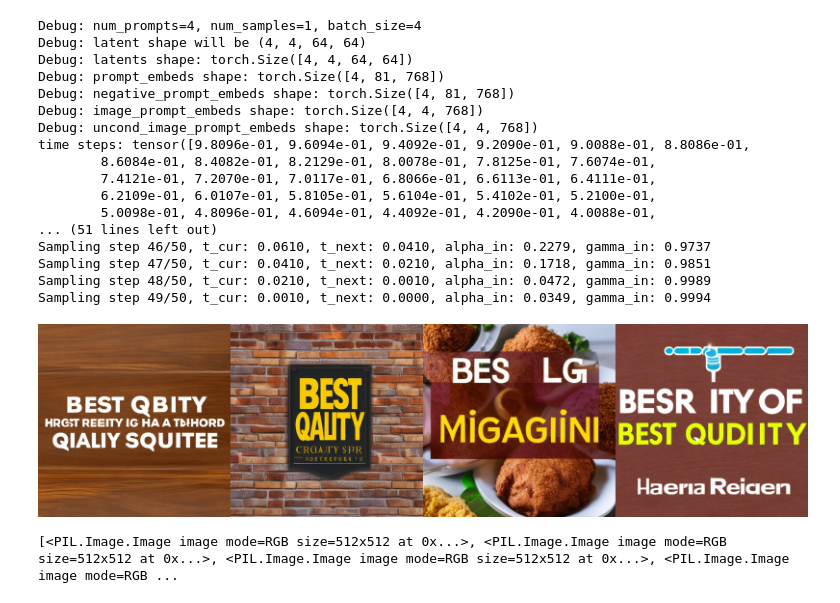
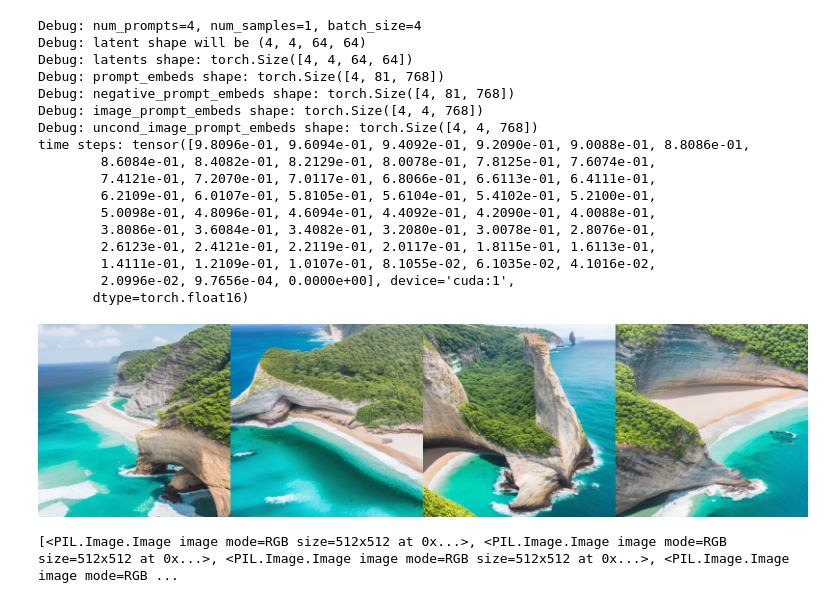
Before and after one commit to cccvs/UCGM, a Jupyter notebook: demo_t2i_ucgm.ipynb, the cells around one changed output. Drawn from its saved outputs; the diff is of its cells as text; code cells hidden in the pictures.

```diff
--- a/demo_t2i_ucgm.ipynb
+++ b/demo_t2i_ucgm.ipynb
@@ -15,7 +15,7 @@ vae_model_path = "/data/pretrained_models/sd-vae-ft-mse"
 image_encoder_path = "/data/pretrained_models/IP-Adapter/sdxl_models/image_encoder/"
 prior_model_path = "/data/pretrained_models/kandinsky-2-2-prior"
 ip_ckpt = "/data/pretrained_models/IP-Adapter/models/ip-adapter_sd15_vit-G.bin"
-device = "cuda:6"
+device = "cuda:1"
 dtype = torch.float16
 
 num_train_timesteps=1000
@@ -44,16 +44,24 @@ noise_scheduler = DDIMScheduler(
 vae = AutoencoderKL.from_pretrained(vae_model_path).to(dtype=dtype, device=device)
 # %%
 # load Prior pipeline
-pipe_prior = KandinskyV22PriorPipeline.from_pretrained(prior_model_path, torch_dtype=dtype).to(device)
+# pipe_prior = KandinskyV22PriorPipeline.from_pretrained(prior_model_path, torch_dtype=dtype).to(device)
 
-# generate clip image embeds
-prompt = [
-    "a photograph of an astronaut riding a horse",
-    "a macro wildlife photo of a green frog in a rainforest pond, highly detailed, eye-level shot",
-    "kid's coloring book, a happy young girl holding a flower, cartoon, thick lines, black and white, white background",
-    "a professional photograph of a woman with red and very short hair",
-]
-clip_image_embeds = pipe_prior(prompt, generator=torch.manual_seed(42)).image_embeds
+# # generate clip image embeds
+# prompt = [
+#     "a photograph of an astronaut riding a horse",
+#     "a macro wildlife photo of a green frog in a rainforest pond, highly detailed, eye-level shot",
+#     "kid's coloring book, a happy young girl holding a flower, cartoon, thick lines, black and white, white background",
+#     "a professional photograph of a woman with red and very short hair",
+# ]
+# clip_image_embeds = pipe_prior(prompt, generator=torch.manual_seed(42)).image_embeds
+
+image = Image.open("/home/ccy/code/IP-Adapter/assets/images/river.png").convert("RGB")
+from transformers import CLIPImageProcessor, CLIPVisionModelWithProjection
+image_encoder = CLIPVisionModelWithProjection.from_pretrained(image_encoder_path).to(device, dtype=dtype)
+clip_image_processor = CLIPImageProcessor()
+clip_image_embeds = image_encoder(clip_image_processor(images=image, return_tensors="pt").pixel_values.to(device, dtype=dtype)).image_embeds
+# repeat 4 times
+clip_image_embeds = clip_image_embeds.repeat(4, 1, 1)
 # %%
 # # load SD pipeline
 # pipe = StableDiffusionPipeline.from_pretrained(
@@ -281,8 +289,8 @@ class IPAdapter:
             clip_image_embeds = clip_image_embeds.to(self.device, dtype=dtype)
         image_prompt_embeds = self.image_proj_model(clip_image_embeds)
         uncond_image_prompt_embeds = self.image_proj_model(torch.zeros_like(clip_image_embeds))
-        # return image_prompt_embeds, uncond_image_prompt_embeds
-        return uncond_image_prompt_embeds, uncond_image_prompt_embeds
+        return image_prompt_embeds, uncond_image_prompt_embeds
+        # return uncond_image_prompt_embeds, uncond_image_prompt_embeds
 
     def set_scale(self, scale):
         for attn_processor in self.unet.attn_processors.values():
@@ -425,39 +433,39 @@ class IPAdapter:
             # 解码为图像
             latents = latents / self.vae.config.scaling_factor
             images = self.vae.decode(latents).sample
             images = (images / 2 + 0.5).clamp(0, 1)
             images = images.cpu().permute(0, 2, 3, 1).numpy()
             images = (images * 255).round().astype("uint8")
             images = [Image.fromarray(image) for image in images]
 
             return images
 
 
 
 ip_model = IPAdapter(base_model_path, image_encoder_path, vae, ip_ckpt, device)
 
 images = ip_model.generate(clip_image_embeds=clip_image_embeds, num_samples=1, width=512, height=512, num_inference_steps=50, guidance_scale=7.5, seed=42)
 
 image_grid(images, 1, 4)
 # %% [output]
 Debug: num_prompts=4, num_samples=1, batch_size=4
 Debug: latent shape will be (4, 4, 64, 64)
 Debug: latents shape: torch.Size([4, 4, 64, 64])
 Debug: prompt_embeds shape: torch.Size([4, 81, 768])
 Debug: negative_prompt_embeds shape: torch.Size([4, 81, 768])
 Debug: image_prompt_embeds shape: torch.Size([4, 4, 768])
 Debug: uncond_image_prompt_embeds shape: torch.Size([4, 4, 768])
 time steps: tensor([9.8096e-01, 9.6094e-01, 9.4092e-01, 9.2090e-01, 9.0088e-01, 8.8086e-01,
         8.6084e-01, 8.4082e-01, 8.2129e-01, 8.0078e-01, 7.8125e-01, 7.6074e-01,
         7.4121e-01, 7.2070e-01, 7.0117e-01, 6.8066e-01, 6.6113e-01, 6.4111e-01,
         6.2109e-01, 6.0107e-01, 5.8105e-01, 5.6104e-01, 5.4102e-01, 5.2100e-01,
         5.0098e-01, 4.8096e-01, 4.6094e-01, 4.4092e-01, 4.2090e-01, 4.0088e-01,
-... (51 lines left out)
-Sampling step 46/50, t_cur: 0.0610, t_next: 0.0410, alpha_in: 0.2279, gamma_in: 0.9737
-Sampling step 47/50, t_cur: 0.0410, t_next: 0.0210, alpha_in: 0.1718, gamma_in: 0.9851
-Sampling step 48/50, t_cur: 0.0210, t_next: 0.0010, alpha_in: 0.0472, gamma_in: 0.9989
-Sampling step 49/50, t_cur: 0.0010, t_next: 0.0000, alpha_in: 0.0349, gamma_in: 0.9994
+        3.8086e-01, 3.6084e-01, 3.4082e-01, 3.2080e-01, 3.0078e-01, 2.8076e-01,
+        2.6123e-01, 2.4121e-01, 2.2119e-01, 2.0117e-01, 1.8115e-01, 1.6113e-01,
+        1.4111e-01, 1.2109e-01, 1.0107e-01, 8.1055e-02, 6.1035e-02, 4.1016e-02,
+        2.0996e-02, 9.7656e-04, 0.0000e+00], device='cuda:1',
+       dtype=torch.float16)
-[figure, old version]
+[figure, new version]
 # %%
 print(images)
 
```
Also changed, not shown: 2 other files.
